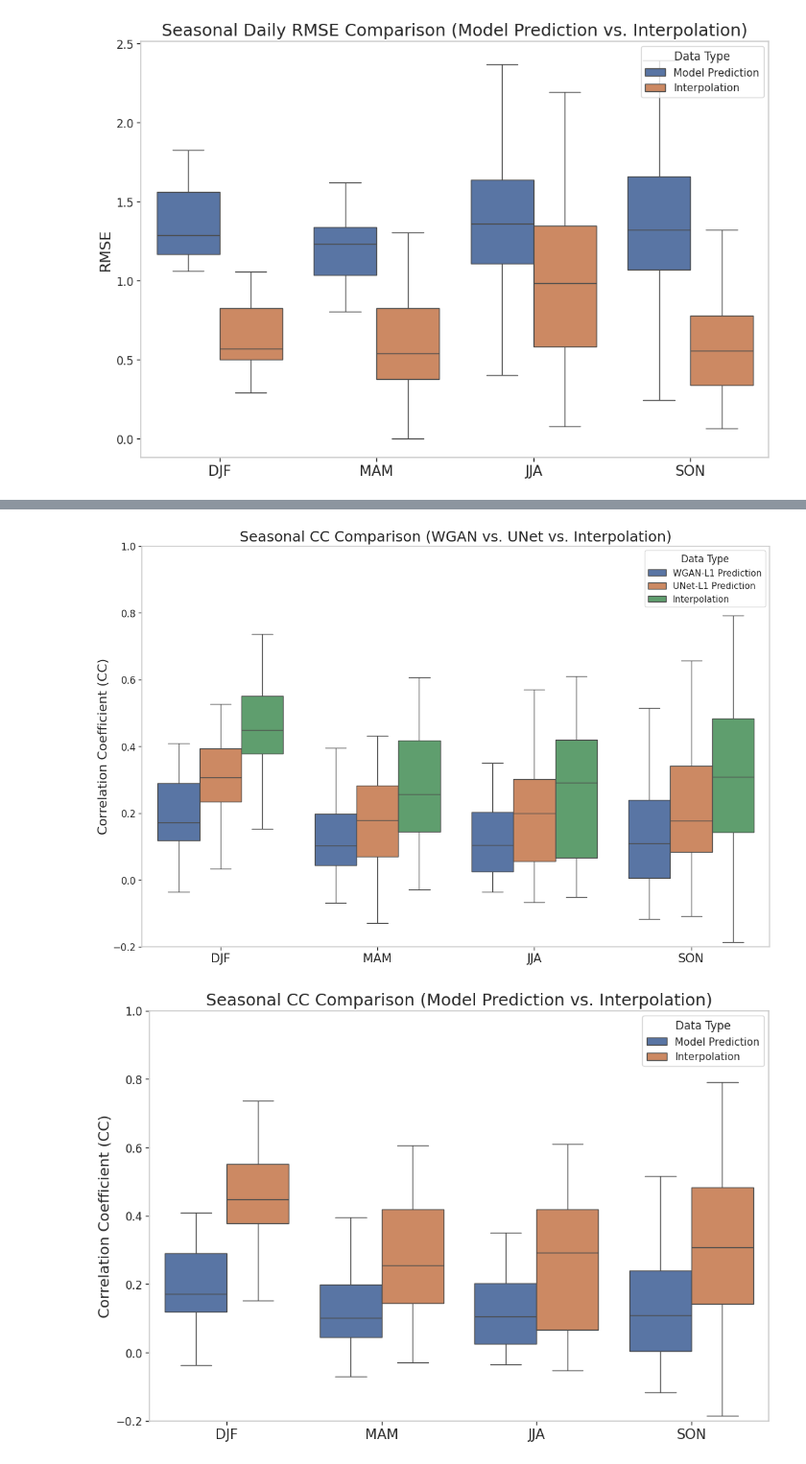
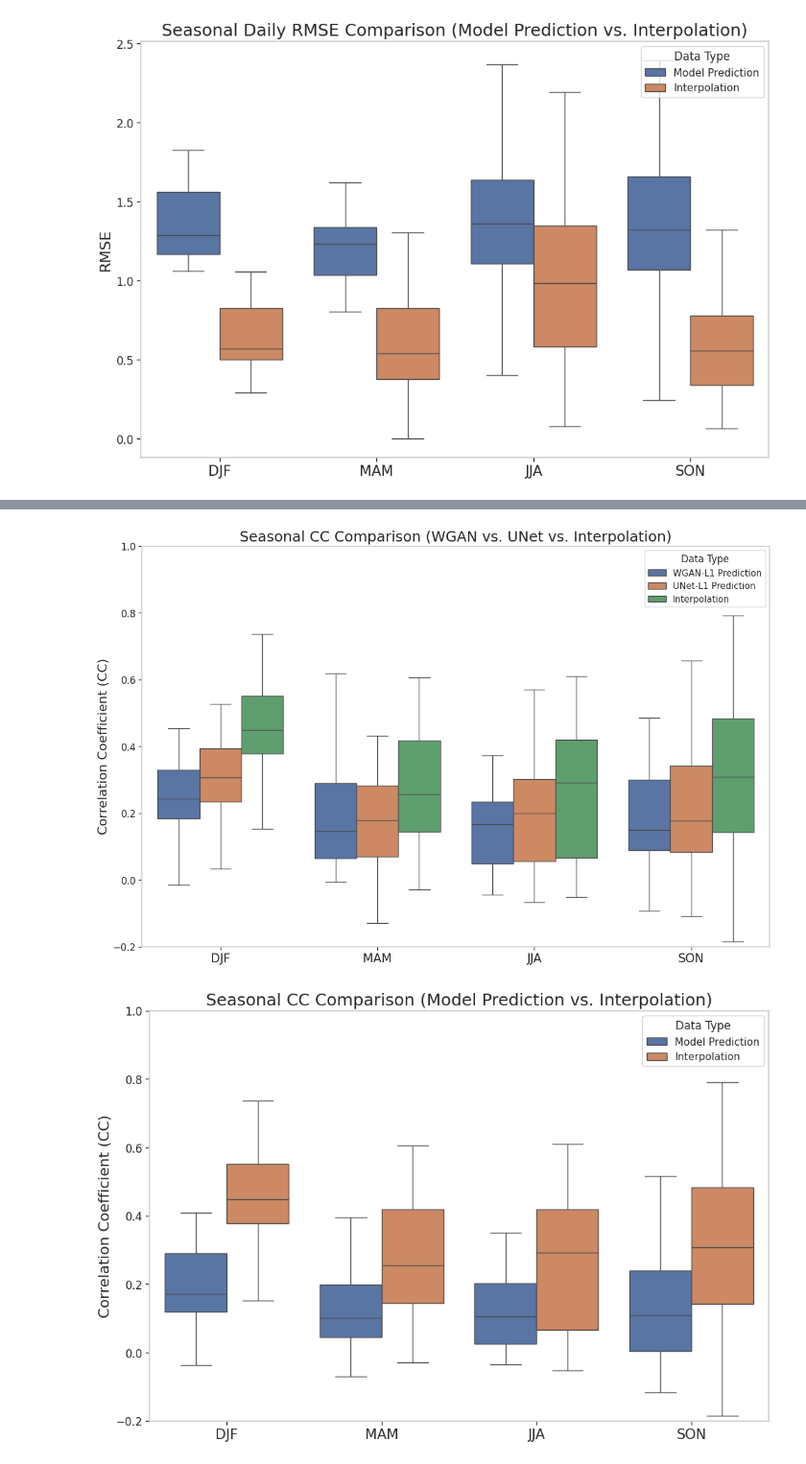
Before and after one commit to masak1112/precipitation_downscaling, a Jupyter notebook: precipitation_downscaling-bing_issue09_bias_correction/RMSE_AND_CC.ipynb, the cells around one changed output, grey strips where cells are left out. Shown at 96% size. Drawn from its saved outputs; the diff is of its cells as text; code cells hidden in the pictures.

```diff
--- a/precipitation_downscaling-bing_issue09_bias_correction/RMSE_AND_CC.ipynb
+++ b/precipitation_downscaling-bing_issue09_bias_correction/RMSE_AND_CC.ipynb
@@ -241,10 +522,10 @@ def calculate_daily_cc(pred, obs):
     return pd.DataFrame(daily_cc)
 
 # 加载 WGAN-L1 数据集
-ds_wgan = xr.open_dataset("/cpfs01/projects-HDD/cfff-4a8d9af84f66_HDD/public/ShiXiSheng/yzy/yzy_results/ex31_7_onestepwgan_cri5_1000_0_l1_aheadtop_10_180epoch_addprecipnorm/prcp_downs_wgan_year_2020.nc")
+ds_wgan = xr.open_dataset("/cpfs01/projects-HDD/cfff-4a8d9af84f66_HDD/public/ShiXiSheng/yzy/yzy_results/ex31_8_onestepwgan_cri5_100_0_l1_aheadtop_10_180epoch_addprecipnorm/prcp_downs_wgan_year_2020.nc")
 fcst_wgan = ds_wgan['fcst']
 hr_wgan = ds_wgan['hr']
-inter = ds_wgan['inter']  # 插值结果，WGAN 和 UNet 的 inter 相同
+inter = ds_wgan['inter']
 
 # 加载 UNet-L1 数据集
 ds_unet = xr.open_dataset("/cpfs01/projects-HDD/cfff-4a8d9af84f66_HDD/public/ShiXiSheng/yzy/yzy_results/ex7_13_onestep_l1_nofc_aheadtop_10_addprecipnorm/prcp_downs_unet_year_2020.nc")
@@ -254,8 +535,7 @@ hr_unet = ds_unet['hr']
 # 计算相关系数（CC）
 df_fcst_wgan = calculate_daily_cc(fcst_wgan, hr_wgan)
 df_fcst_unet = calculate_daily_cc(fcst_unet, hr_unet)
-df_inter = calculate_daily_cc(inter, hr_wgan)  # 插值和 WGAN 使用同一 hr 计算
-
+df_inter = calculate_daily_cc(inter, hr_wgan)
 # 添加模型类型
 df_fcst_wgan['Type'] = 'WGAN-L1 Prediction'
 df_fcst_unet['Type'] = 'UNet-L1 Prediction'
@@ -279,37 +559,34 @@ def get_season(month):
     else:
         return 'SON'  # 秋季
 
 df['season'] = df['month'].map(get_season)
 
-# 设置绘图风格
 sns.set(style="whitegrid")
 
 # 绘制箱线图
 plt.figure(figsize=(14, 9))
 sns.boxplot(x='season', y='cc', hue='Type', data=df,
             order=['DJF', 'MAM', 'JJA', 'SON'],
             showfliers=False)  # 不显示离群点
 
-# 美化图表
 plt.rcParams['font.family'] = 'DejaVu Sans'
 plt.title('Seasonal CC Comparison (WGAN vs. UNet vs. Interpolation)', fontsize=18)
 plt.xlabel('')
 plt.ylabel('Correlation Coefficient (CC)', fontsize=16)
 plt.ylim(-0.2, 1)
 plt.legend(title='Data Type', loc='upper right')
 plt.xticks(fontsize=15)
 plt.yticks(fontsize=12)
 plt.grid(False)
 plt.tick_params(axis='x', which='both', bottom=True)
 plt.tick_params(axis='y', which='both', left=True)
 
-# 细化刻度
 plt.gca().tick_params(axis='both', which='major', length=4, width=1)
 plt.gca().tick_params(axis='both', which='minor', length=2, width=0.7)
 
 plt.show()
 # %% [output]
-[figure, old version]
+[figure, new version]
 # %%
 import xarray as xr
 import numpy as np
```
Also changed, not shown: parts of 9 cells of this notebook, 5 other files.
